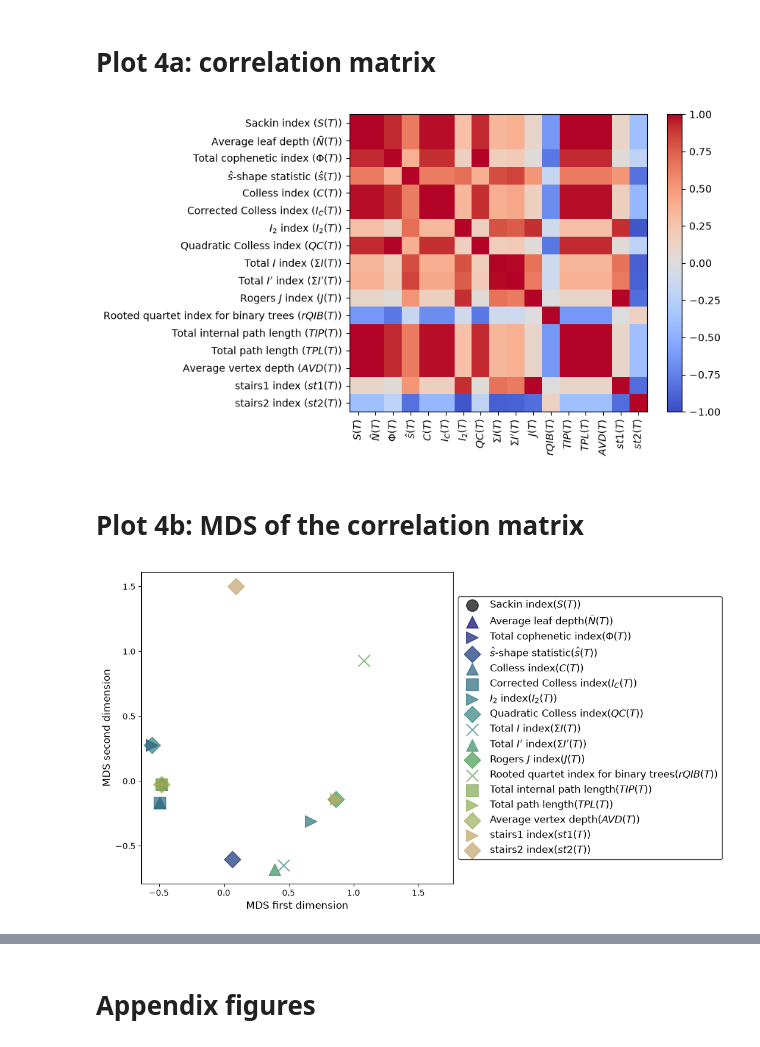
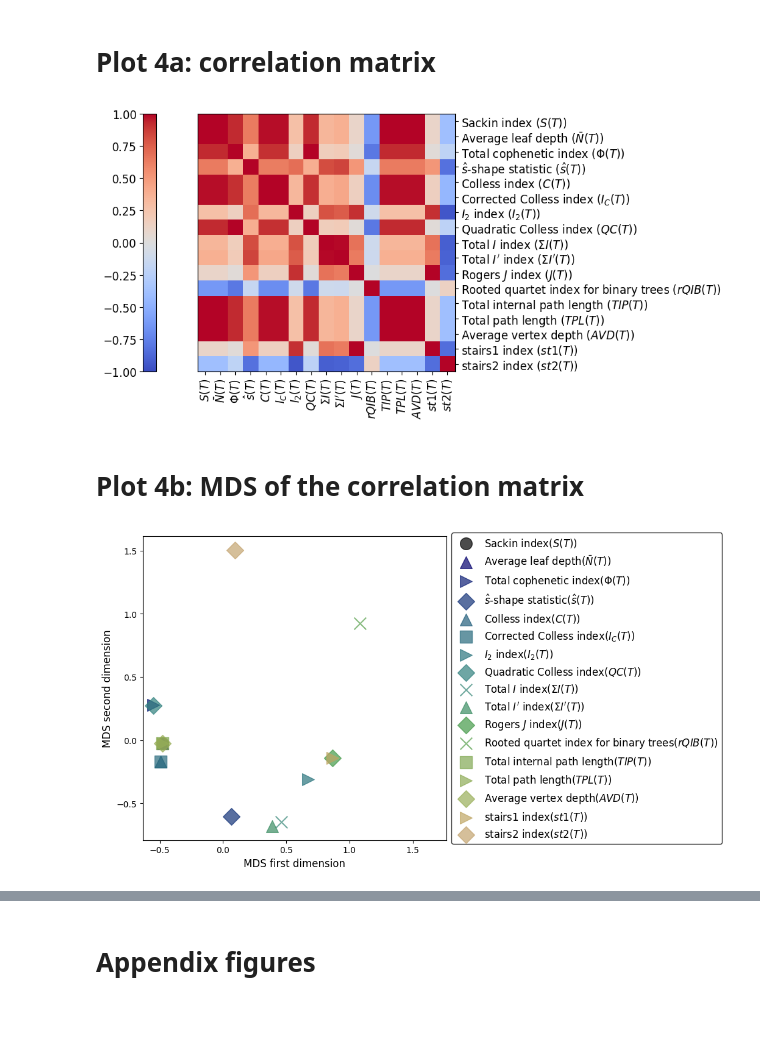
Before and after one commit to dbauman18/phylogenetic_basis_statistics, a Jupyter notebook: notebooks/plot_figures.ipynb, the cells around one changed output, grey strips where cells are left out. Cells and saved outputs as stored; diff of their text form; code cells hidden in the pictures; blank space fills up the shorter version.

```diff
--- a/notebooks/plot_figures.ipynb
+++ b/notebooks/plot_figures.ipynb
@@ -103,0 +106,20 @@ plt.show()
+# %%
+# Plot the coefficient of variation (CV = std / mean) on a semilogy scale
+plt.figure(figsize=(10, 6))
+for i, index in enumerate(indices):
+    params = plot_params(index)
+    plt.semilogy(N, np.sqrt(variances[:, i]) / mean[:, i], label=params['label'],
+                 linestyle = params['linestyle'],
+                 marker = params['marker'], markevery=10,
+                 color = params['color'])
+
+plt.xlabel('Number of leaves $n$', fontsize=12)
+plt.ylabel('Coefficient of variation under the Yule model', fontsize=12)
+plt.legend(loc='center left', bbox_to_anchor=(1, 0.5), fontsize = 12, edgecolor='black')
+# Fontsize for the x and y axes
+plt.xticks(fontsize=12)
+plt.yticks(fontsize=12)
+plt.grid(True)
+plt.tight_layout()
+plt.savefig(os.path.join(parent_dir, 'plots', 'coefficient_of_variation_Plot.png'), dpi=300, bbox_inches='tight')
+plt.show()
@@ -122,30 +146,35 @@ corr_matrix = cov_matrix/ np.sqrt(np.outer(np.diag(cov_matrix), np.diag(cov_matr
 # %%
 # Plot the correlation matrix
 plt.figure(figsize=(8, 5))
 plt.imshow(corr_matrix, cmap='coolwarm', vmin=-1, vmax=1)
-plt.colorbar()
+# Make ticks of the colorbar fontsize 12
+plt.colorbar(location='left').ax.tick_params(labelsize=12)
 
 # For this plot, make the labels equal to the formulas rather than names
 plotting_labels = [plot_params(index)['formula'] for index in indices]
 full_labels = []
 for index in indices:
     full_labels.append(index + ' (' + plot_params(index)['formula'] + ')')
 
 abbreviated_labels = [
     'Sackin',
     'Avg Leaf Depth',
     'Total cophenetic',
     '$\\hat{s}$-shape'
 ]
 
-plt.xticks(ticks=np.arange(len(indices)), labels=plotting_labels, rotation=90)
-plt.yticks(ticks=np.arange(len(indices)), labels=full_labels)
+plt.xticks(ticks=np.arange(len(indices)), labels=plotting_labels, rotation=90, fontsize=12)
+plt.yticks(ticks=np.arange(len(indices)), labels=full_labels, fontsize=12)
+# Move yticks and labels to right side
+plt.gca().yaxis.tick_right()
+plt.gca().yaxis.set_label_position('right')
+
 # plt.title('Correlation matrix of balance indices (daughter basis), n = ' + str(n))
-plt.tight_layout()
-plt.savefig(os.path.join(parent_dir, 'plots', 'correlation_matrix_daughter_basis_n100.png'))
+# plt.tight_layout()
+plt.savefig(os.path.join(parent_dir, 'plots', 'correlation_matrix_daughter_basis_n100.png'), bbox_inches='tight', dpi=300)
 plt.show()
 # %% [output]
-[figure, old version]
+[figure, new version]
 # %% [markdown]
 # Plot 4b: MDS of the correlation matrix
 # %%
@@ -186,7 +215,7 @@ plt.tight_layout()
 # plt.savefig(os.path.join(parent_dir, 'plots', 'MDS_plot_corr_matrix.png'))
 plt.show()
 # %% [output]
-[figure, old version]
+[figure, new version]
 # %%
 indices = BalanceIndexCoefficients().get_daughter_labels()
 coords = mds.fit_transform(distance_matrix)
```
Also changed, not shown: parts of 8 cells of this notebook, 8 other files.
